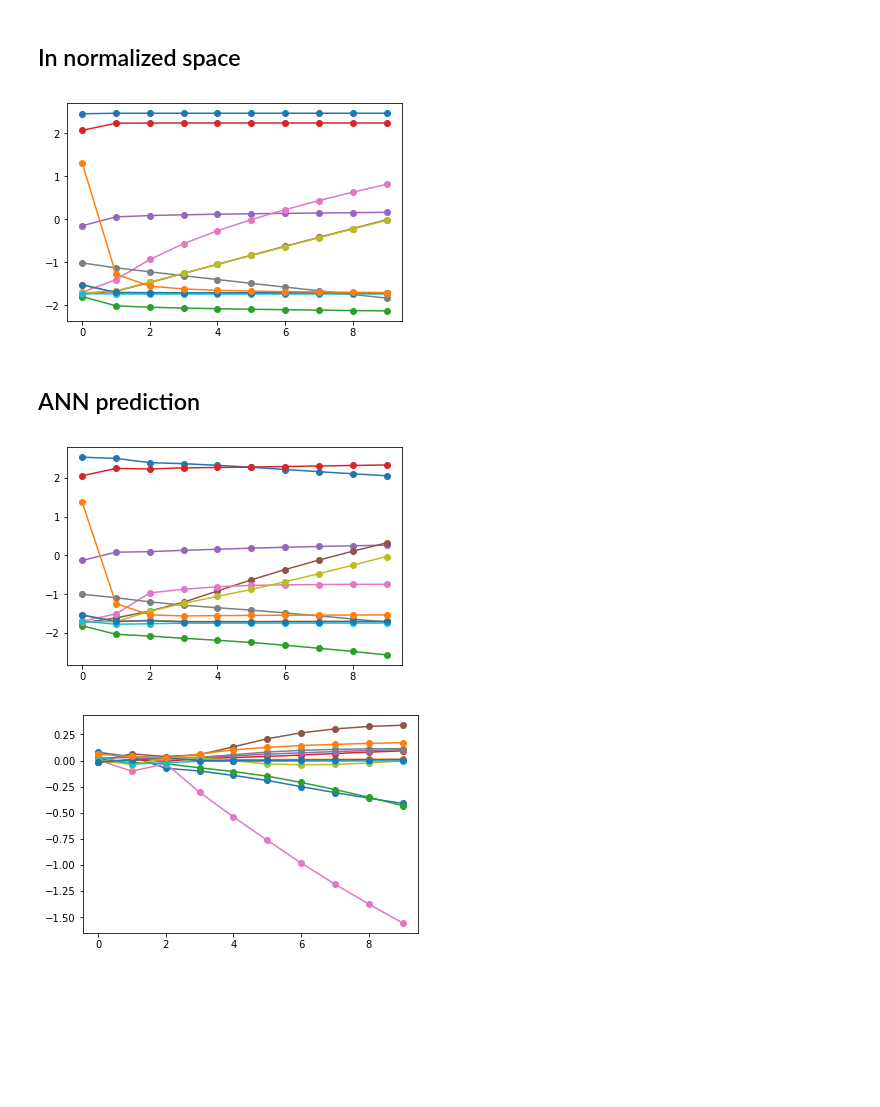
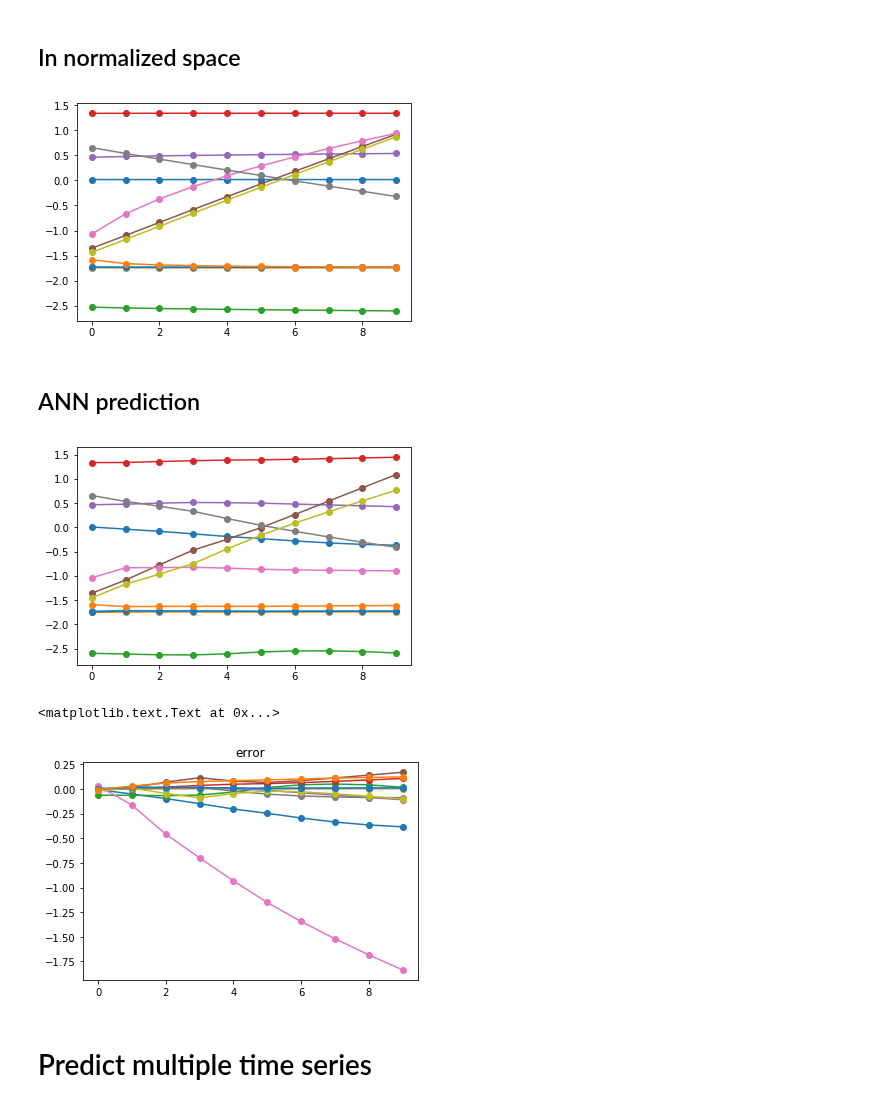
Before and after one commit to JiaweiZhuang/KPP, a Jupyter notebook: my_tests/smog/generate_data_and_fit.ipynb, the cells around one changed output. Drawn from its saved outputs; the diff is of its cells as text; code cells hidden in the pictures; blank space fills up the shorter version.

Commit message:
Predict multiple steps x multiple starts

```diff
--- a/my_tests/smog/generate_data_and_fit.ipynb
+++ b/my_tests/smog/generate_data_and_fit.ipynb
@@ -230,7 +232,7 @@ plt.scatter(y_test_pred, Y_test, s=0.1)
 # %% [markdown]
 ## Reference result
 # %%
-y_start = y0_test[3]
+y_start = y0_test[0]
 y_history_true = kpp.forward(y_start, 10).T
 # %%
 plt.plot(y_history_true, '-o')
@@ -244,7 +246,7 @@ y_history_true_normed = normalizer.transform(y_history_true)
 # %%
 plt.plot(y_history_true_normed, '-o');
 # %% [output]
-[figure, old version]
+[figure, new version]
 # %% [markdown]
 ## ANN prediction
 # %%
@@ -262,8 +264,13 @@ y_history_pred = np.array(y_history_pred)
 # %%
 plt.plot(y_history_pred, '-o');
 # %% [output]
-[figure, old version]
+[figure, new version]
 # %%
 plt.plot(y_history_pred - y_history_true_normed, '-o');
+#plt.ylim(y_history_true_normed.min(), y_history_true_normed.max())
+plt.title('error')
 # %% [output]
+<matplotlib.text.Text at 0x...>
-[figure, old version]
+[figure, new version]
+# %% [markdown]
+# Predict multiple time series
```
Also changed, not shown: parts of 17 cells of this notebook, 1 other file.
